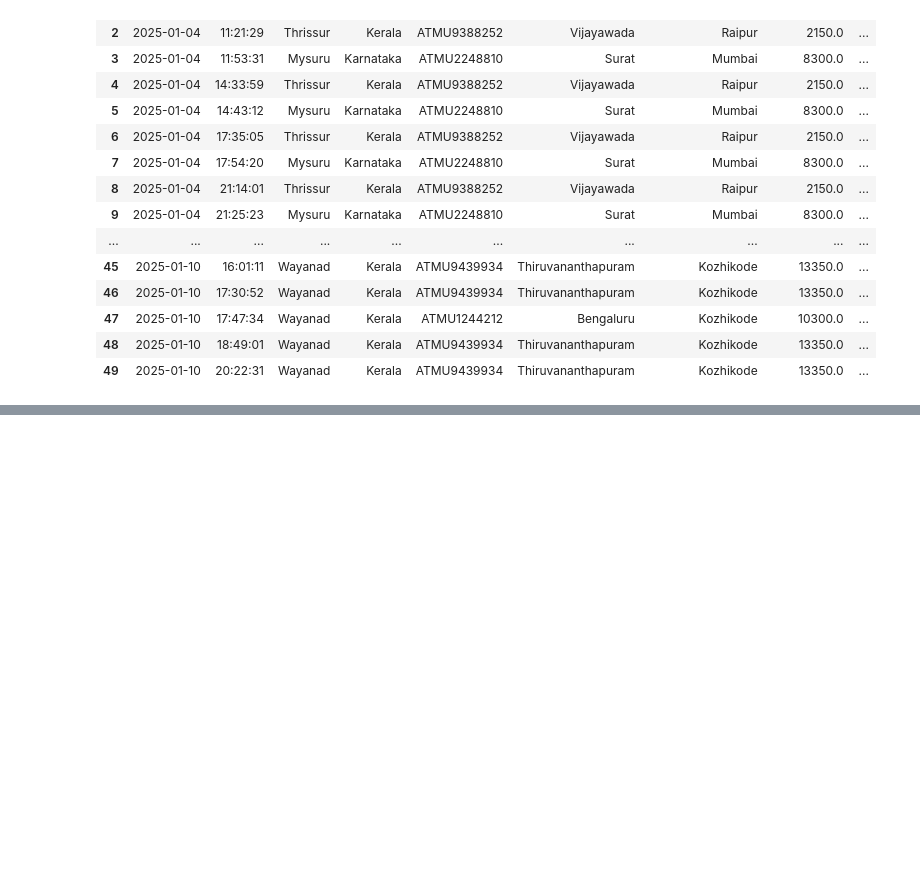
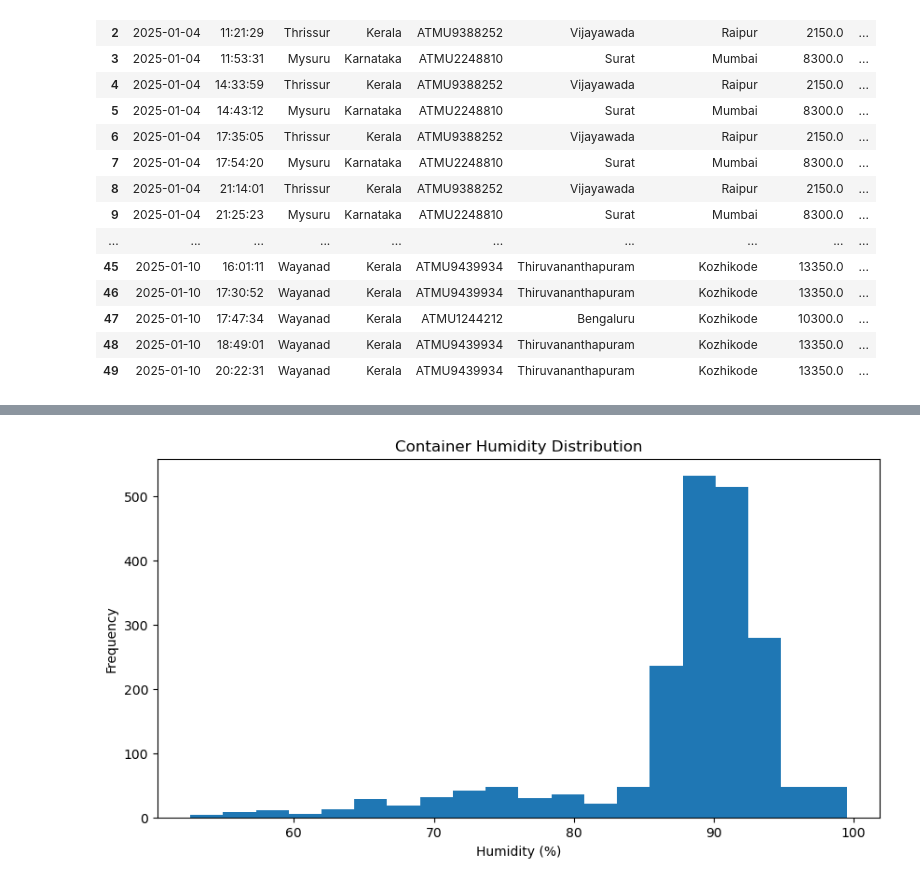
Before and after one commit to Midhunghosh/Micro-Climate-Arbitrage-Analytics, a Jupyter notebook: Untitled.ipynb, the cells around one changed output, grey strips where cells are left out. Saved outputs shown, nothing was run; the diff lists cells and outputs as text; code cells hidden in the pictures; blank space fills up the shorter version.

```diff
--- a/Untitled.ipynb
+++ b/Untitled.ipynb
@@ -453,0 +557,12 @@ import matplotlib.pyplot as plt
+# %%
+plt.figure(figsize=(10, 5))
+
+plt.hist(df["Humidity_Percent"], bins=20)
+
+plt.title("Container Humidity Distribution")
+plt.xlabel("Humidity (%)")
+plt.ylabel("Frequency")
+
+plt.show()
+# %% [output]
+[figure, added]
```
Also changed, not shown: parts of 18 cells of this notebook.
